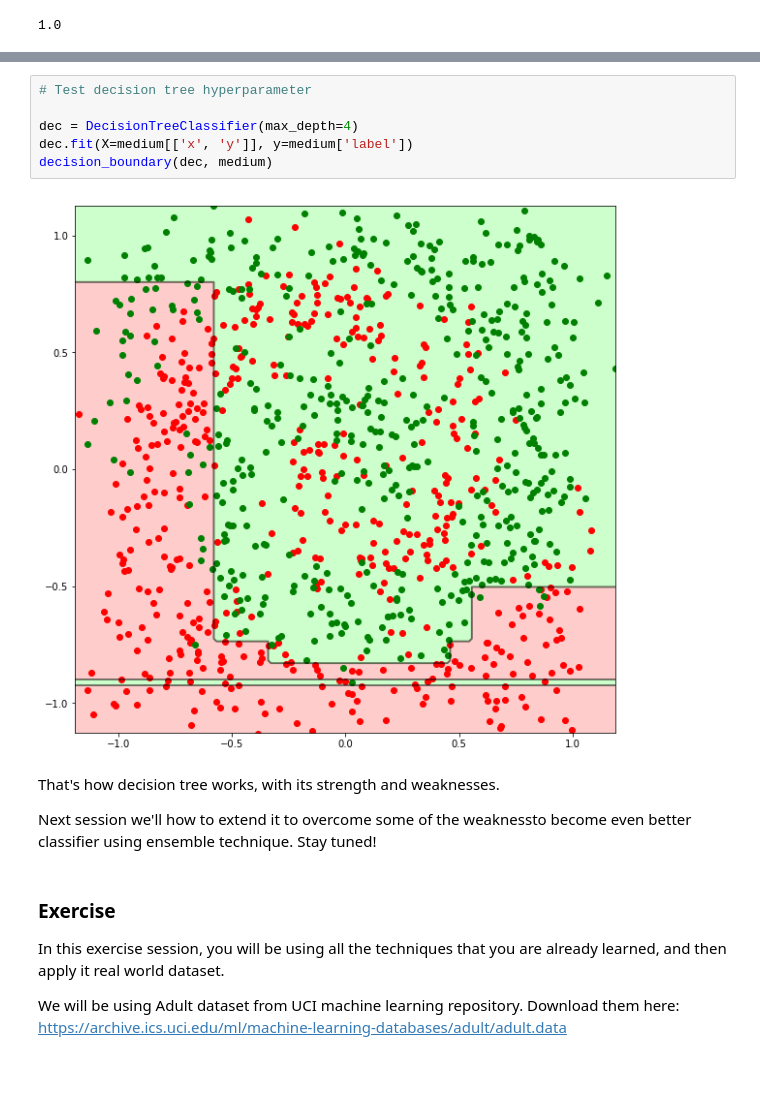
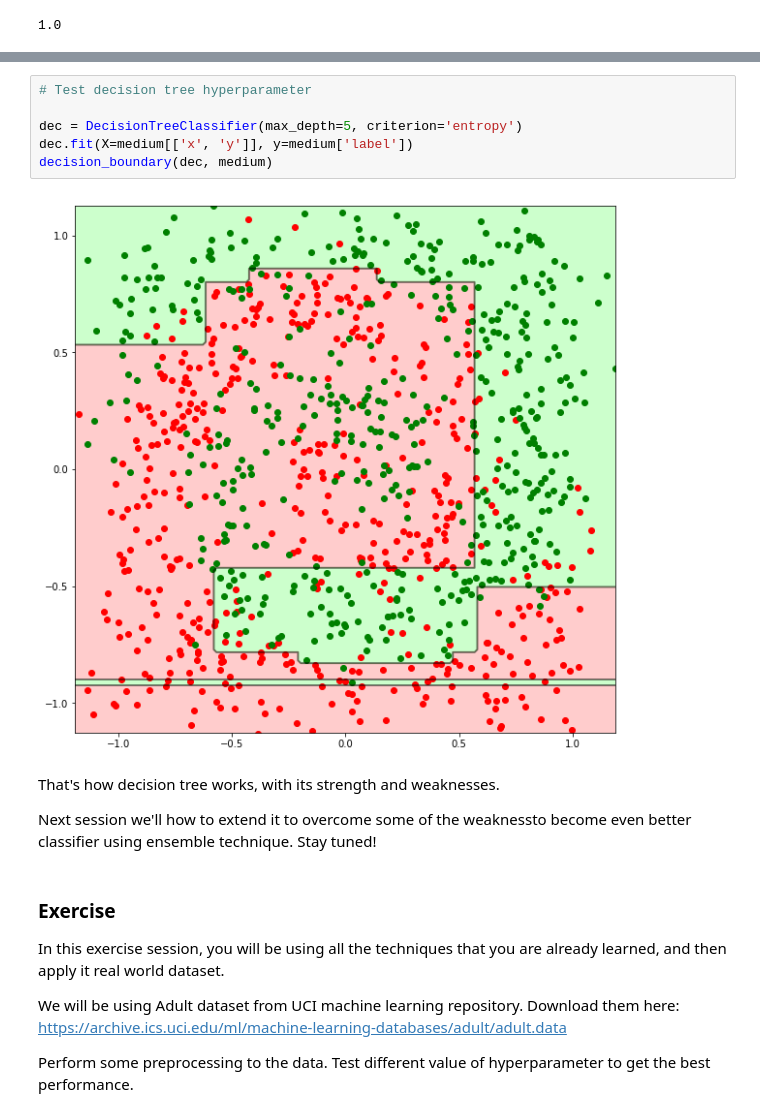
Before and after one commit to mitbal/sidu, a Jupyter notebook: sepatukemah/S2 - Classification.ipynb, the cells around one changed output, grey strips where cells are left out. Drawn from its saved outputs; the diff is of its cells as text; blank space fills up the shorter version.

```diff
--- a/sepatukemah/S2 - Classification.ipynb
+++ b/sepatukemah/S2 - Classification.ipynb
@@ -208,11 +227,11 @@ decision_boundary(dec, medium)
 # %%
 # Test decision tree hyperparameter
 
-dec = DecisionTreeClassifier(max_depth=4)
+dec = DecisionTreeClassifier(max_depth=5, criterion='entropy')
 dec.fit(X=medium[['x', 'y']], y=medium['label'])
 decision_boundary(dec, medium)
 # %% [output]
-[figure, old version]
+[figure, new version]
 # %% [markdown]
 That's how decision tree works, with its strength and weaknesses.
 
@@ -222,3 +241,6 @@ Next session we'll how to extend it to overcome some of the weaknessto become ev
 In this exercise session, you will be using all the techniques that you are already learned, and then apply it real world dataset.
 
 We will be using Adult dataset from UCI machine learning repository. Download them here: https://archive.ics.uci.edu/ml/machine-learning-databases/adult/adult.data
+
+Perform some preprocessing to the data.
+Test different value of hyperparameter to get the best performance.
```
Also changed, not shown: parts of 15 cells of this notebook.
